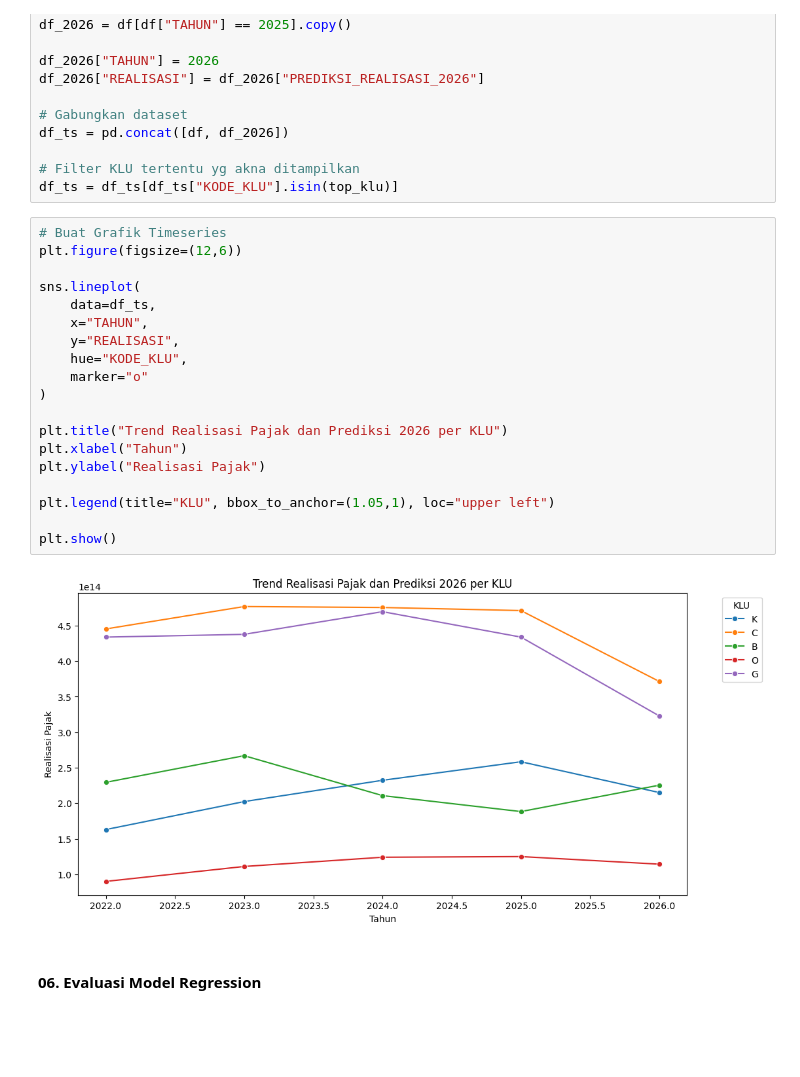
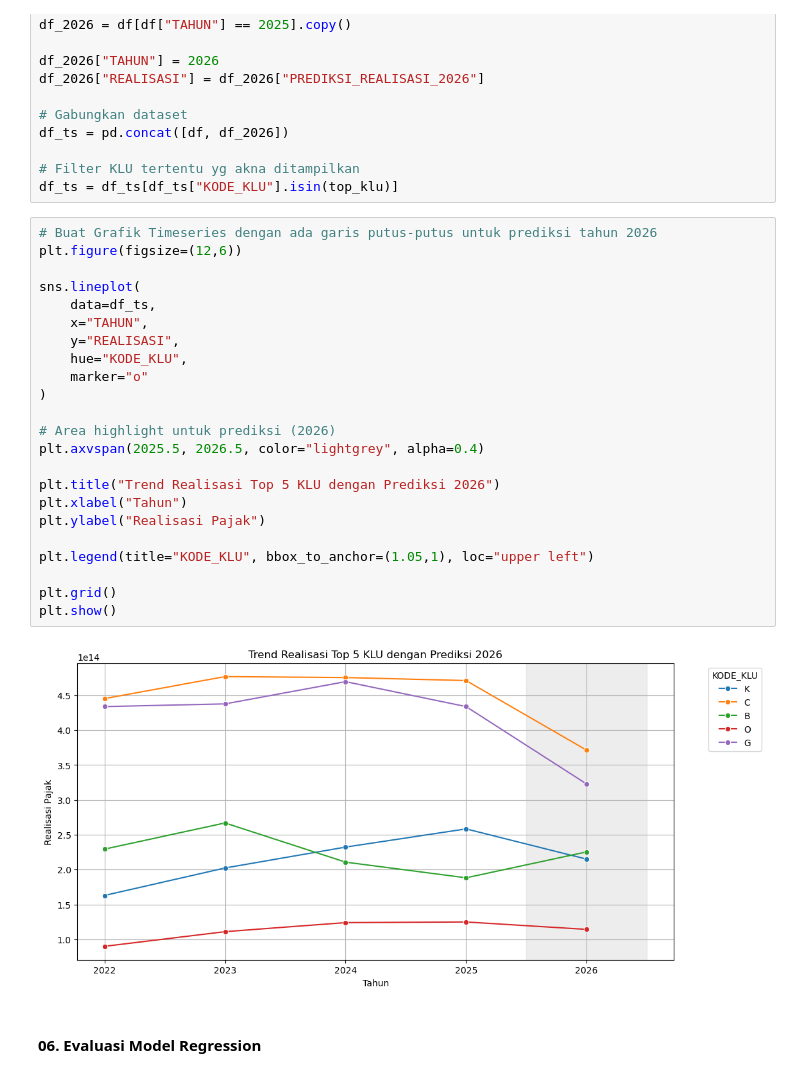
Before and after one commit to gopaspsb/MLFlow, a Jupyter notebook: Kelompok 2.ipynb, the cells around one changed output. Drawn from its saved outputs; the diff is of its cells as text; blank space fills up the shorter version.

```diff
--- a/Kelompok 2.ipynb
+++ b/Kelompok 2.ipynb
@@ -353,26 +387,30 @@ df_ts = pd.concat([df, df_2026])
 # Filter KLU tertentu yg akna ditampilkan
 df_ts = df_ts[df_ts["KODE_KLU"].isin(top_klu)]
 # %%
-# Buat Grafik Timeseries
+# Buat Grafik Timeseries dengan ada garis putus-putus untuk prediksi tahun 2026
 plt.figure(figsize=(12,6))
 
 sns.lineplot(
     data=df_ts,
     x="TAHUN",
     y="REALISASI",
     hue="KODE_KLU",
     marker="o"
 )
 
-plt.title("Trend Realisasi Pajak dan Prediksi 2026 per KLU")
+# Area highlight untuk prediksi (2026)
+plt.axvspan(2025.5, 2026.5, color="lightgrey", alpha=0.4)
+
+plt.title("Trend Realisasi Top 5 KLU dengan Prediksi 2026")
 plt.xlabel("Tahun")
 plt.ylabel("Realisasi Pajak")
 
-plt.legend(title="KLU", bbox_to_anchor=(1.05,1), loc="upper left")
+plt.legend(title="KODE_KLU", bbox_to_anchor=(1.05,1), loc="upper left")
 
+plt.grid()
 plt.show()
 # %% [output]
-[figure, old version]
+[figure, new version]
 # %% [markdown]
 #### 06. Evaluasi Model Regression
 # %%
```
Also changed, not shown: parts of 10 cells of this notebook.
